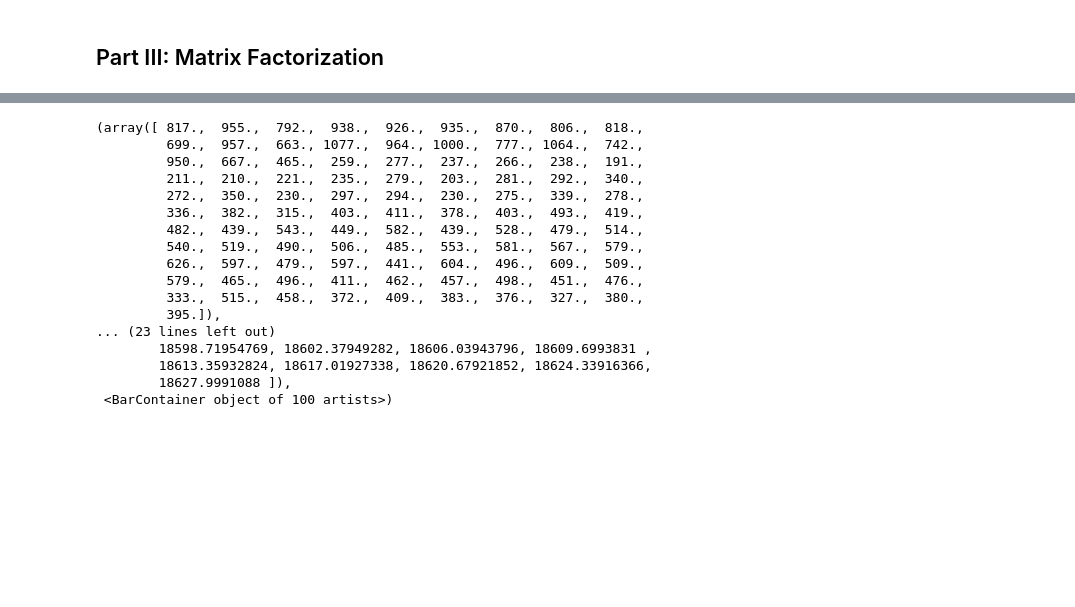
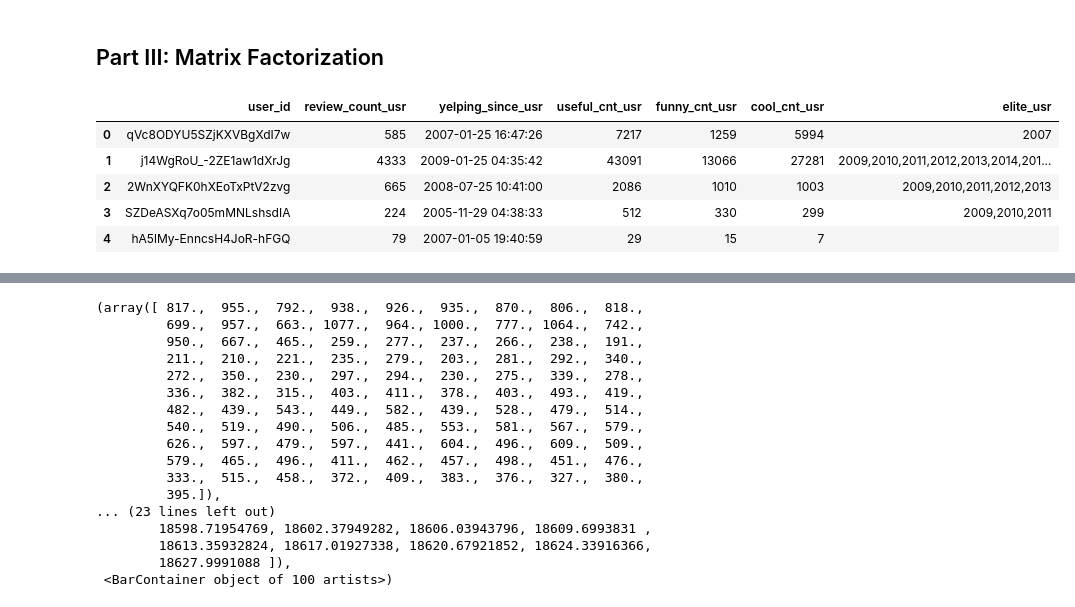
Before and after one commit to JediRevan/LLM_rec, a Jupyter notebook: Recall/MatrixFactorizationExplore.ipynb, the cells around one changed output, grey strips where cells are left out. Drawn from its saved outputs; the diff is of its cells as text; code cells hidden in the pictures; blank space fills up the shorter version.

```diff
--- a/Recall/MatrixFactorizationExplore.ipynb
+++ b/Recall/MatrixFactorizationExplore.ipynb
@@ -28,4 +30,40 @@ def train_test_split_by_user(df, test_size=0.2):
     test_data = pd.concat(test_list)
 
     return train_data, test_data
+# %%
+user_file_path = "../Data/yelp_academic_dataset_user.json"
+
+# 创建一个空列表来存储字典
+user_info = []
+
+# 逐行读取 JSON 文件
+with open(user_file_path, "r", encoding="utf-8") as f:
+    for line in f:
+        # 将每一行解析为字典
+        record = json.loads(line.strip())
+        # 提取需要的字段并添加到列表
+        user_info.append(
+            {
+                "user_id": record.get("user_id"),
+                "review_count_usr": record.get("review_count"),
+                "yelping_since_usr": record.get("yelping_since"),
+                "useful_cnt_usr": record.get("useful"),
+                "funny_cnt_usr": record.get("funny"),
+                "cool_cnt_usr": record.get("cool"),
+                "elite_usr": record.get("elite")
+            }
+        )
+
+# 转换为 DataFrame
+user_info_df = pd.DataFrame(user_info)
+
+# 打印结果
+user_info_df.head()
+# %% [output]
+|  | user_id | review_count_usr | yelping_since_usr | useful_cnt_usr | funny_cnt_usr | cool_cnt_usr | elite_usr |
+| 0 | qVc8ODYU5SZjKXVBgXdI7w | 585 | 2007-01-25 16:47:26 | 7217 | 1259 | 5994 | 2007 |
+| 1 | j14WgRoU_-2ZE1aw1dXrJg | 4333 | 2009-01-25 04:35:42 | 43091 | 13066 | 27281 | 2009,2010,2011,2012,2013,2014,201... |
+| 2 | 2WnXYQFK0hXEoTxPtV2zvg | 665 | 2008-07-25 10:41:00 | 2086 | 1010 | 1003 | 2009,2010,2011,2012,2013 |
+| 3 | SZDeASXq7o05mMNLshsdIA | 224 | 2005-11-29 04:38:33 | 512 | 330 | 299 | 2009,2010,2011 |
+| 4 | hA5lMy-EnncsH4JoR-hFGQ | 79 | 2007-01-05 19:40:59 | 29 | 15 | 7 |  |
 # %%
```
Also changed, not shown: parts of 16 cells of this notebook, 7 other files.
